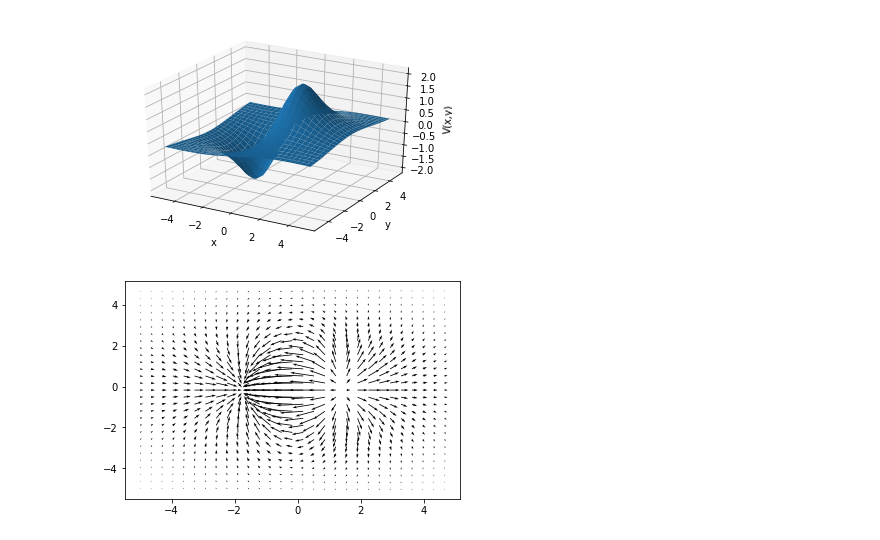
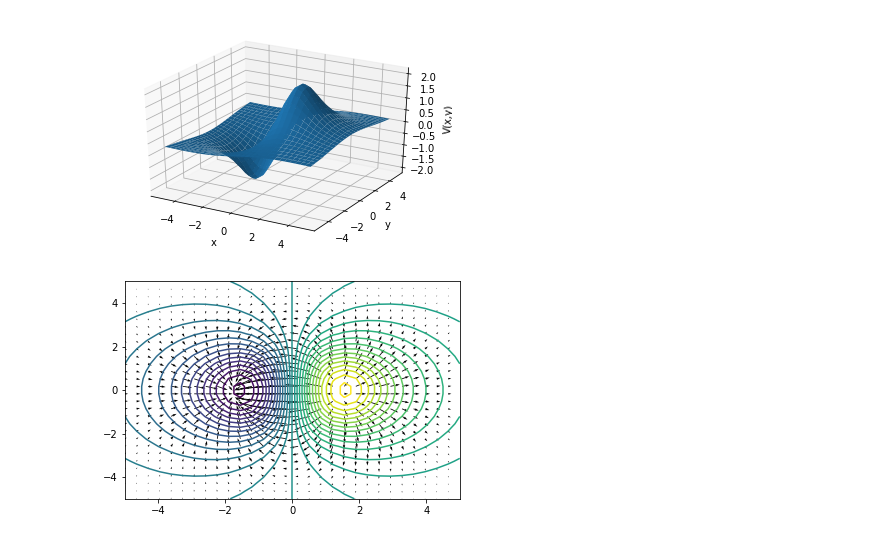
Before and after one commit to Phys7321/hw02-integrations-jx-h, a Jupyter notebook: HW02.ipynb, the cells around one changed output. Drawn from its saved outputs; the diff is of its cells as text; code cells hidden in the pictures.

```diff
--- a/HW02.ipynb
+++ b/HW02.ipynb
@@ -90,11 +90,11 @@ plt.show()
 # %%
 Ex = (-np.diff(Z, axis=1)/np.average(np.diff(y)))[:-1, :]
 Ey = (-np.diff(Z, axis=0)/np.average(np.diff(x)))[:, :-1]
-
+plt.contour(X, Y, Z, 30)
 X, Y = np.meshgrid(x[:-1], y[:-1])
 plt.quiver(X, Y, Ex, Ey)
 ax.set_xlabel('x')
 ax.set_ylabel('y')
 plt.show()
 # %% [output]
-[figure, old version]
+[figure, new version]
```
Also changed, not shown: parts of 1 cell of this notebook.
